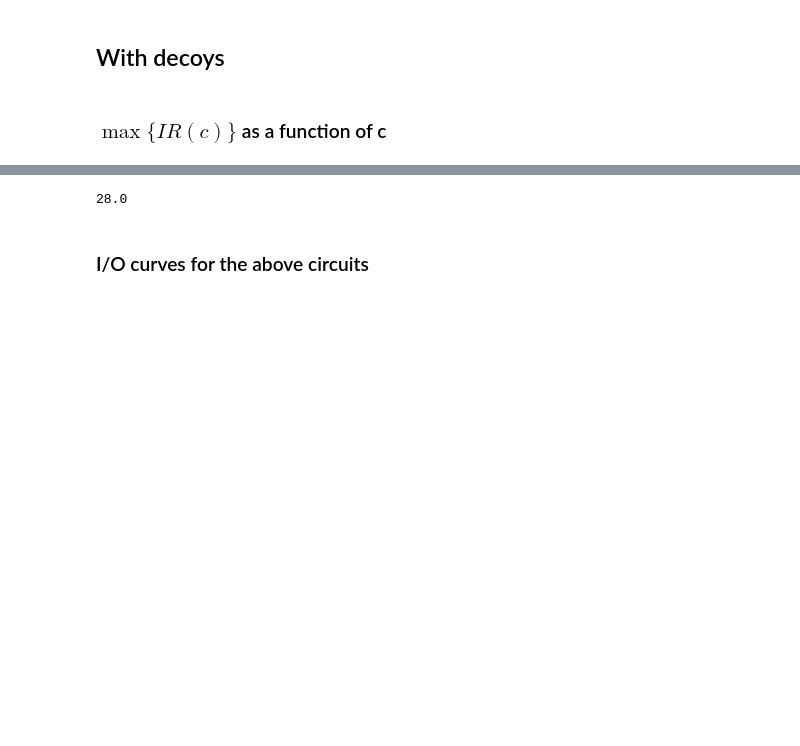
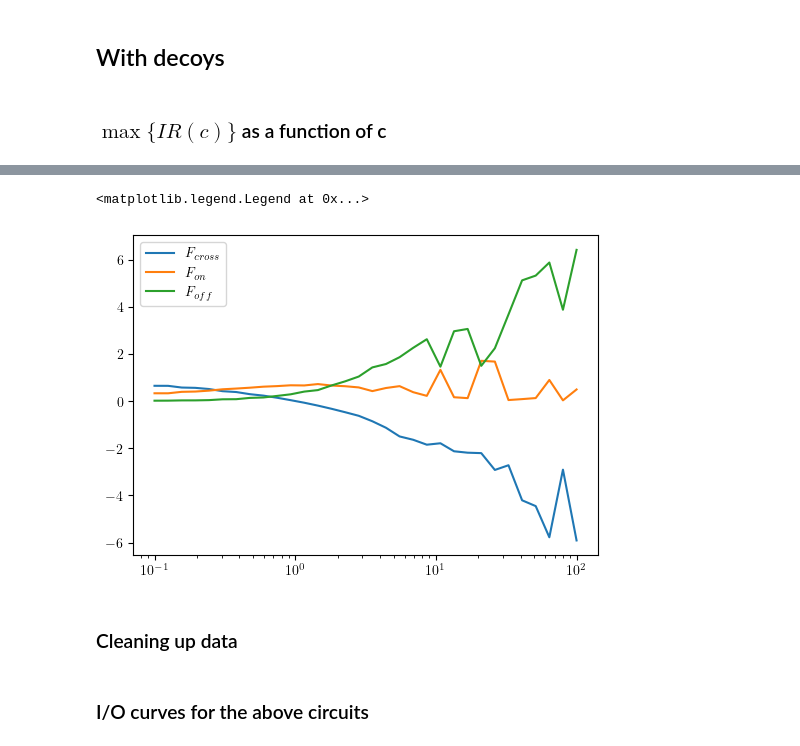
Before and after one commit to ta-rekt/LLROpt.jl, a Jupyter notebook: development.ipynb, the cells around one changed output, grey strips where cells are left out. Saved outputs shown, nothing was run; the diff lists cells and outputs as text; code cells hidden in the pictures; blank space fills up the shorter version.

```diff
--- a/development.ipynb
+++ b/development.ipynb
@@ -5733,4 +5732,18 @@ w:  10.0
-# %%
-7*60/15
-# %% [output]
-28.0
+# %%
+ftot = irvals_acc
+fon = ionvals
+foff = ioffvals
+fcross = ftot - (foff + fon)
+
+fig, ax = plt.subplots(1,1, figsize=figsize, layout="constrained")
+ax.set_xscale('log')
+# ax.plot(cvals, ftot)
+ax.plot(cvals, fcross/ftot, label="$F_{cross}$", color="C0")
+ax.plot(cvals, fon/ftot, label="$F_{on}$", color="C1")
+ax.plot(cvals, foff/ftot, label="$F_{off}$", color="C2")
+ax.legend()
+# %% [output]
+<matplotlib.legend.Legend at 0x...>
+[figure, added]
+# %% [markdown]
+### Cleaning up data
```
Also changed, not shown: parts of 5 cells of this notebook, 1 other file.
